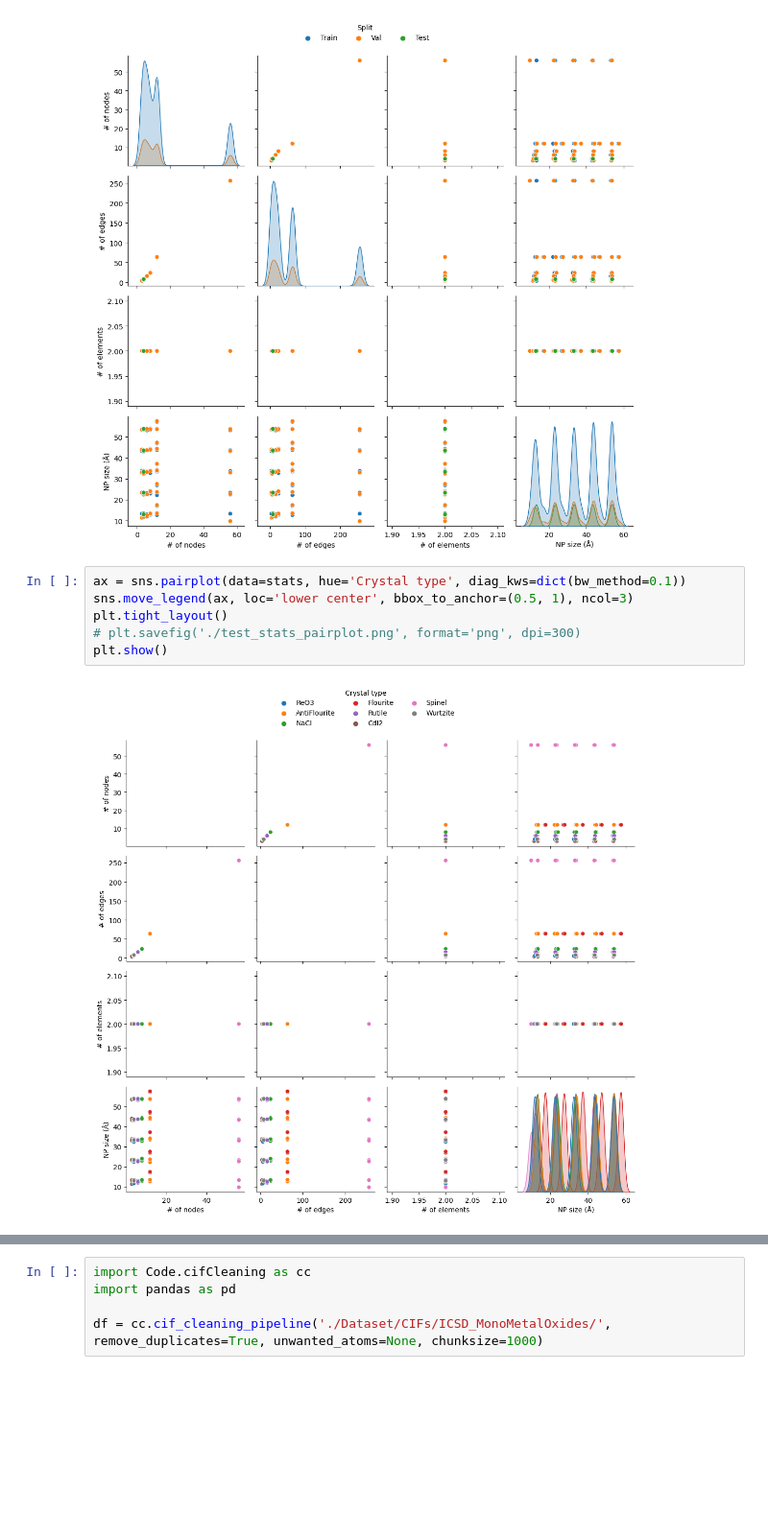
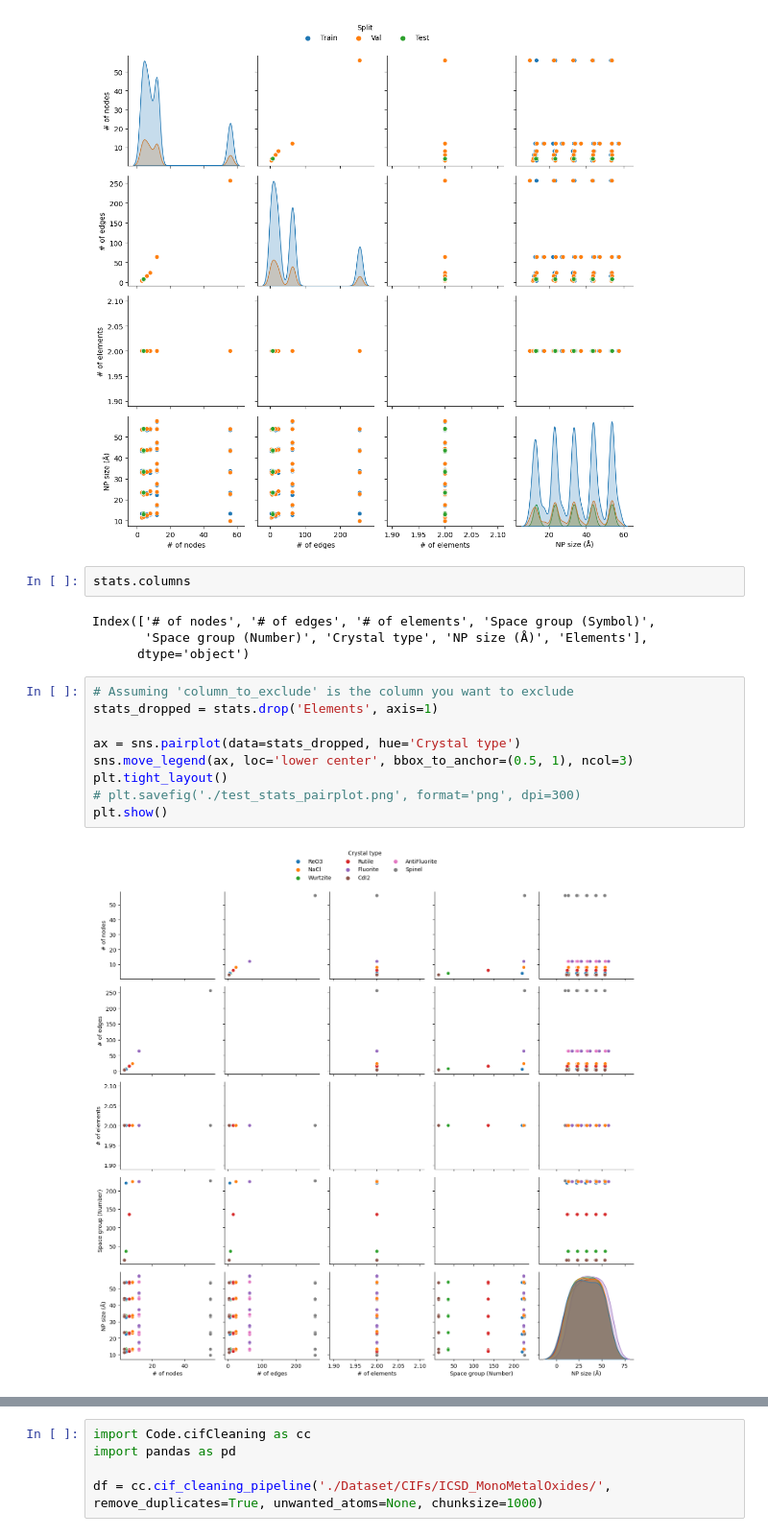
Before and after one commit to UlrikFriisJensen/CHILI, a Jupyter notebook: functionTesting.ipynb, the cells around one changed output, grey strips where cells are left out. Shown: that part at 96% size. Saved outputs shown, nothing was run; the diff lists cells and outputs as text; blank space fills up the shorter version.

```diff
--- a/functionTesting.ipynb
+++ b/functionTesting.ipynb
@@ -142,11 +191,20 @@ plt.savefig('./test_stats_pairplot.png', format='png', dpi=300)
 plt.show()
 # %% [output]
 [figure]
+# %%
+stats.columns
+# %% [output]
+Index(['# of nodes', '# of edges', '# of elements', 'Space group (Symbol)',
+       'Space group (Number)', 'Crystal type', 'NP size (Å)', 'Elements'],
+      dtype='object')
 # %%
-ax = sns.pairplot(data=stats, hue='Crystal type', diag_kws=dict(bw_method=0.1))
+# Assuming 'column_to_exclude' is the column you want to exclude
+stats_dropped = stats.drop('Elements', axis=1)
+
+ax = sns.pairplot(data=stats_dropped, hue='Crystal type')
 sns.move_legend(ax, loc='lower center', bbox_to_anchor=(0.5, 1), ncol=3)
 plt.tight_layout()
 # plt.savefig('./test_stats_pairplot.png', format='png', dpi=300)
 plt.show()
 # %% [output]
-[figure, old version]
+[figure, new version]
```
Also changed, not shown: parts of 10 cells of this notebook, 1 other file.
